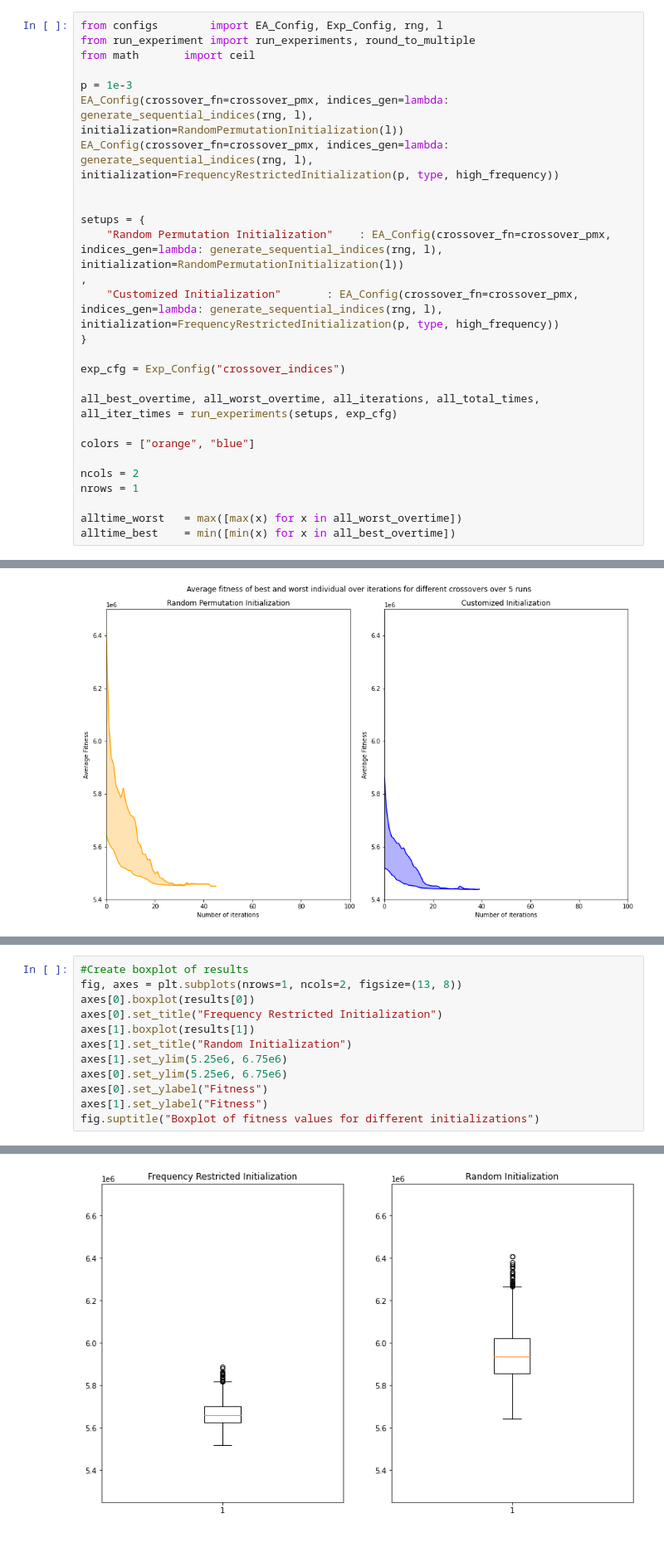
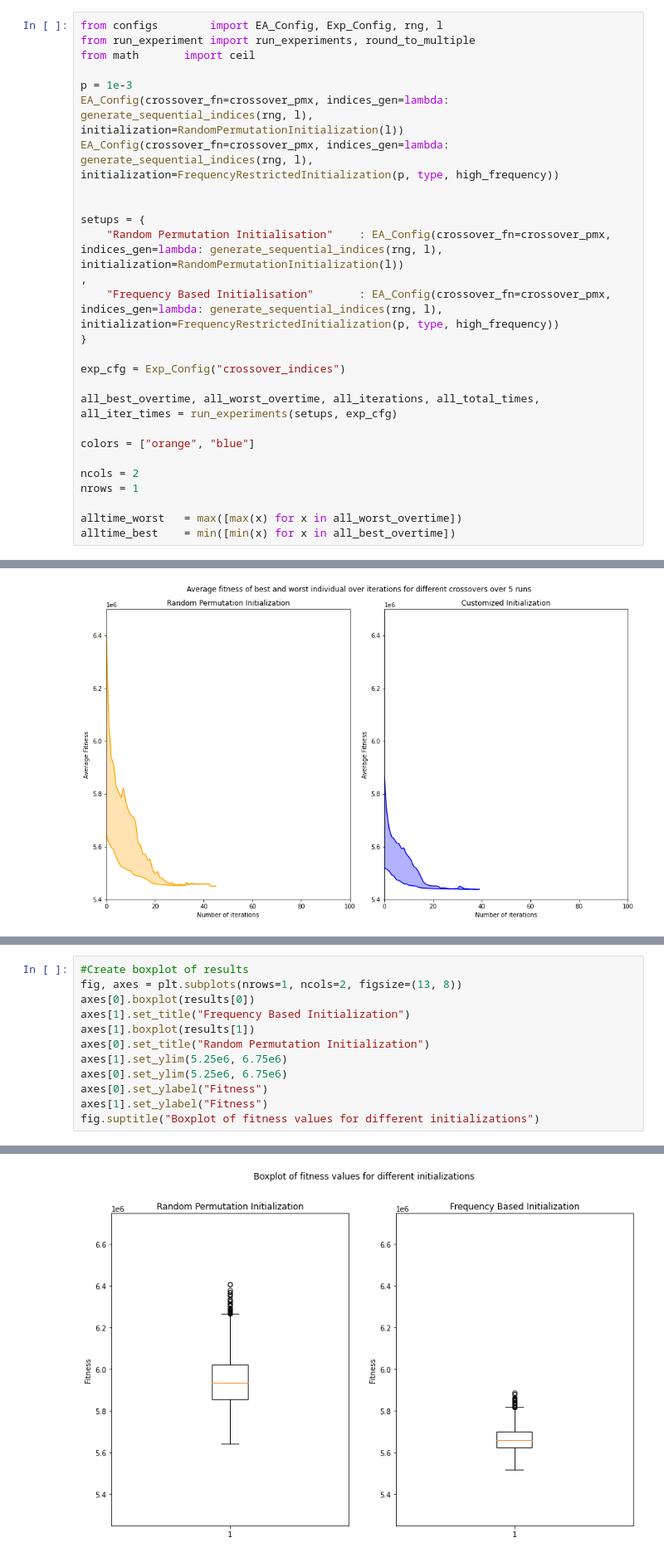
Before and after one commit to niyoushanajmaei/EA-Keyboard-Layout, a Jupyter notebook: initialization_test.ipynb, the cells around one changed output, grey strips where cells are left out. Shown at 83% size. Cells and saved outputs as stored; diff of their text form.

Commit message:
initialisation: fixed some graphs

```diff
--- a/initialization_test.ipynb
+++ b/initialization_test.ipynb
@@ -227,9 +227,9 @@ EA_Config(crossover_fn=crossover_pmx, indices_gen=lambda: generate_sequential_in
 
 
 setups = {
-    "Random Permutation Initialization"    : EA_Config(crossover_fn=crossover_pmx, indices_gen=lambda: generate_sequential_indices(rng, l), initialization=RandomPermutationInitialization(l))
+    "Random Permutation Initialisation"    : EA_Config(crossover_fn=crossover_pmx, indices_gen=lambda: generate_sequential_indices(rng, l), initialization=RandomPermutationInitialization(l))
 ,
-    "Customized Initialization"       : EA_Config(crossover_fn=crossover_pmx, indices_gen=lambda: generate_sequential_indices(rng, l), initialization=FrequencyRestrictedInitialization(p, type, high_frequency))
+    "Frequency Based Initialisation"       : EA_Config(crossover_fn=crossover_pmx, indices_gen=lambda: generate_sequential_indices(rng, l), initialization=FrequencyRestrictedInitialization(p, type, high_frequency))
 }
 
 exp_cfg = Exp_Config("crossover_indices")
@@ -346,9 +346,9 @@ Text(0.5, 0.98, 'Histogram of fitness values for different initializations')
 #Create boxplot of results
 fig, axes = plt.subplots(nrows=1, ncols=2, figsize=(13, 8))
 axes[0].boxplot(results[0])
-axes[0].set_title("Frequency Restricted Initialization")
+axes[1].set_title("Frequency Based Initialization")
 axes[1].boxplot(results[1])
-axes[1].set_title("Random Initialization")
+axes[0].set_title("Random Permutation Initialization")
 axes[1].set_ylim(5.25e6, 6.75e6)
 axes[0].set_ylim(5.25e6, 6.75e6)
 axes[0].set_ylabel("Fitness")
@@ -359 +359 @@ fig.suptitle("Boxplot of fitness values for different initializations")
-[figure, old version]
+[figure, new version]
```
Also changed, not shown: parts of 3 cells of this notebook.
